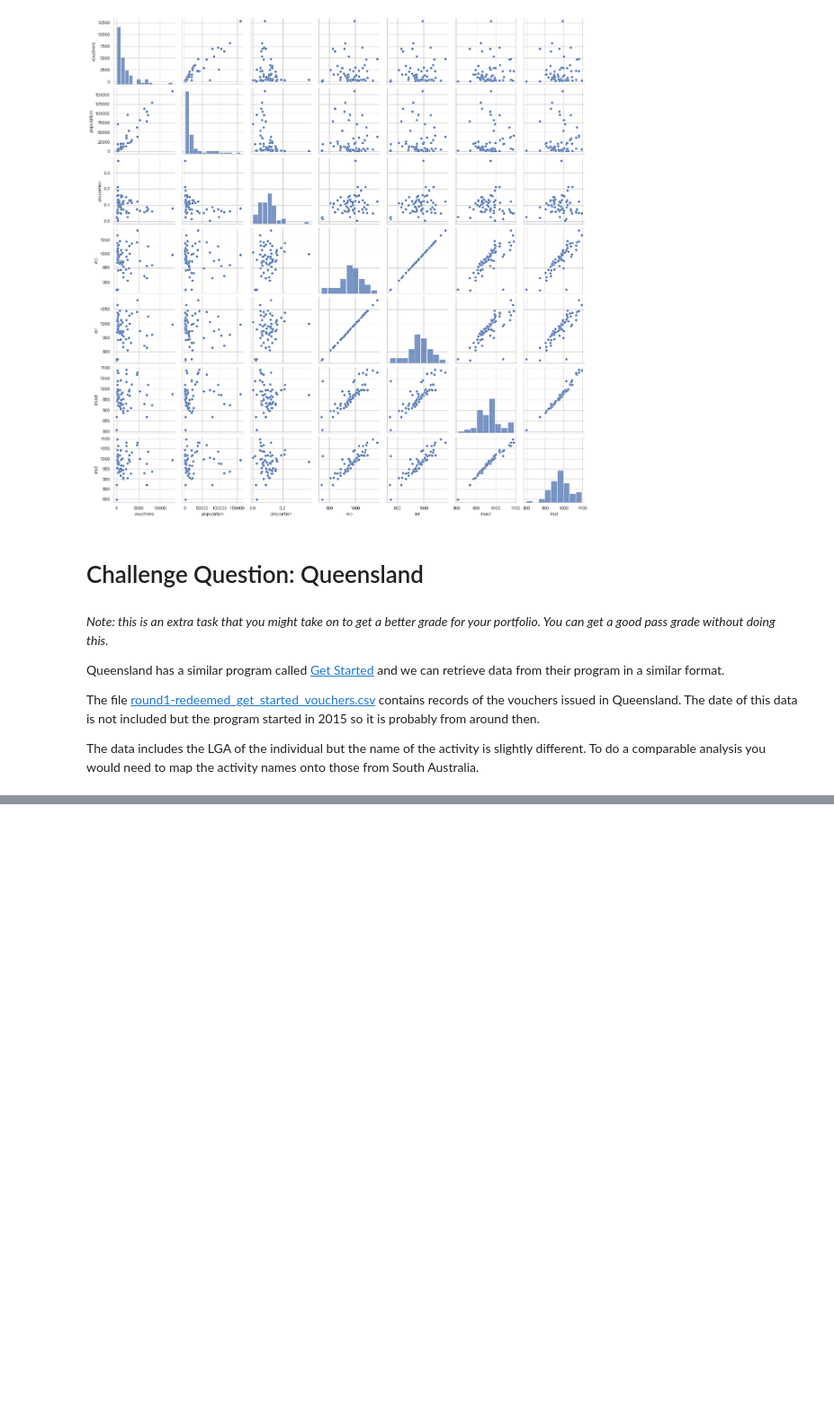
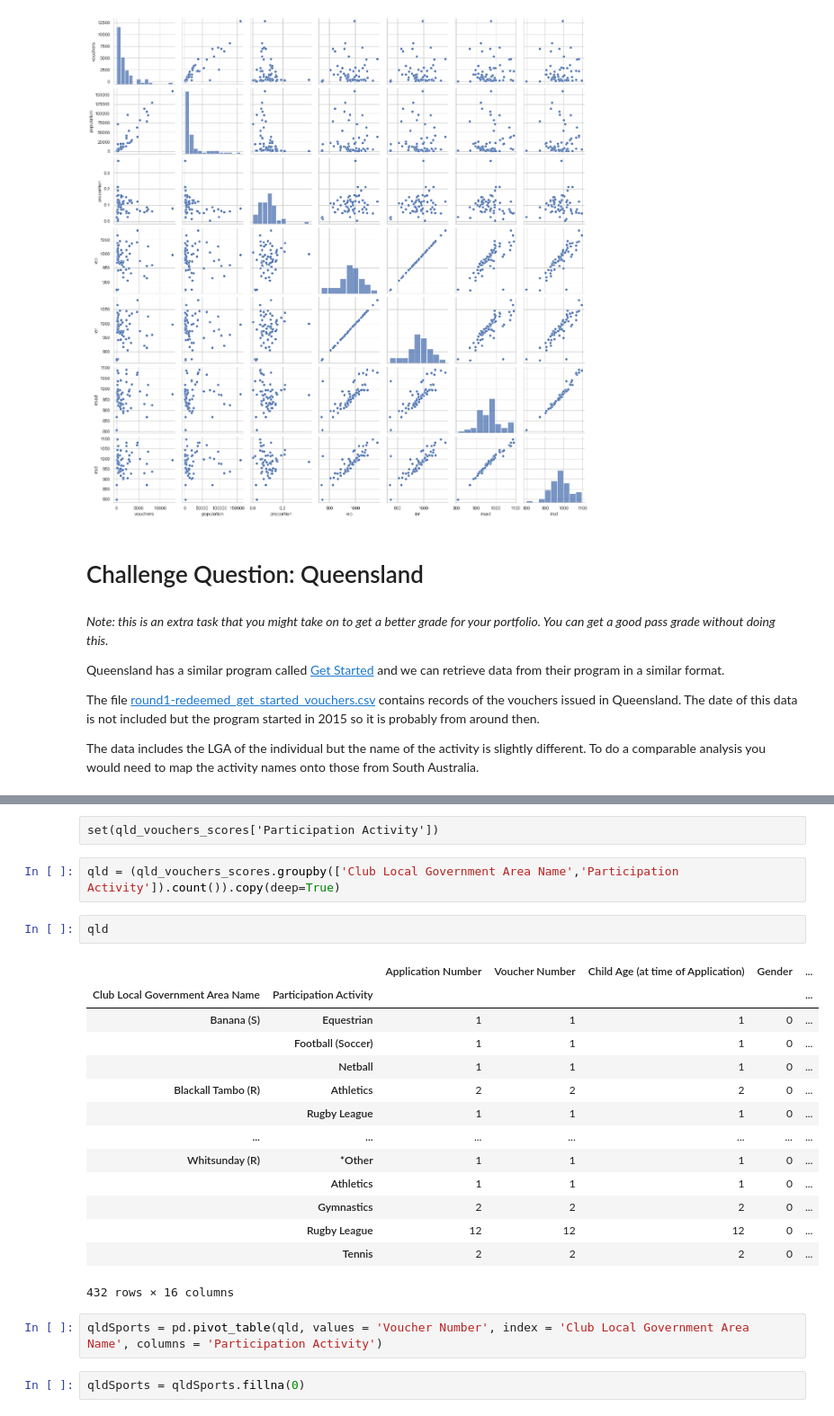
Before and after one commit to MQCOMP2200-S2-2021/Data-Science-Labs, a Jupyter notebook: Portfolio 2-Copy1.ipynb, the cells around one changed output, grey strips where cells are left out. Shown at 90% size. Cells and saved outputs as stored; diff of their text form; blank space fills up the shorter version.

```diff
--- a/Portfolio 2-Copy1.ipynb
+++ b/Portfolio 2-Copy1.ipynb
@@ -1272,0 +1243,25 @@ qld_vouchers_scores.head()
+# %% [raw]
+set(qld_vouchers_scores['Participation Activity'])
+# %%
+qld = (qld_vouchers_scores.groupby(['Club Local Government Area Name','Participation Activity']).count()).copy(deep=True)
+# %%
+qld
+# %% [output]
+|  |  | Application Number | Voucher Number | Child Age (at time of Application) | Gender | ... |
+| Club Local Government Area Name | Participation Activity |  |  |  |  | ... |
+| Banana (S) | Equestrian | 1 | 1 | 1 | 0 | ... |
+|  | Football (Soccer) | 1 | 1 | 1 | 0 | ... |
+|  | Netball | 1 | 1 | 1 | 0 | ... |
+| Blackall Tambo (R) | Athletics | 2 | 2 | 2 | 0 | ... |
+|  | Rugby League | 1 | 1 | 1 | 0 | ... |
+| ... | ... | ... | ... | ... | ... | ... |
+| Whitsunday (R) | *Other | 1 | 1 | 1 | 0 | ... |
+|  | Athletics | 1 | 1 | 1 | 0 | ... |
+|  | Gymnastics | 2 | 2 | 2 | 0 | ... |
+|  | Rugby League | 12 | 12 | 12 | 0 | ... |
+|  | Tennis | 2 | 2 | 2 | 0 | ... |
+432 rows × 16 columns
+# %%
+qldSports = pd.pivot_table(qld, values = 'Voucher Number', index = 'Club Local Government Area Name', columns = 'Participation Activity')
+# %%
+qldSports = qldSports.fillna(0)
```
Also changed, not shown: parts of 36 cells of this notebook.
